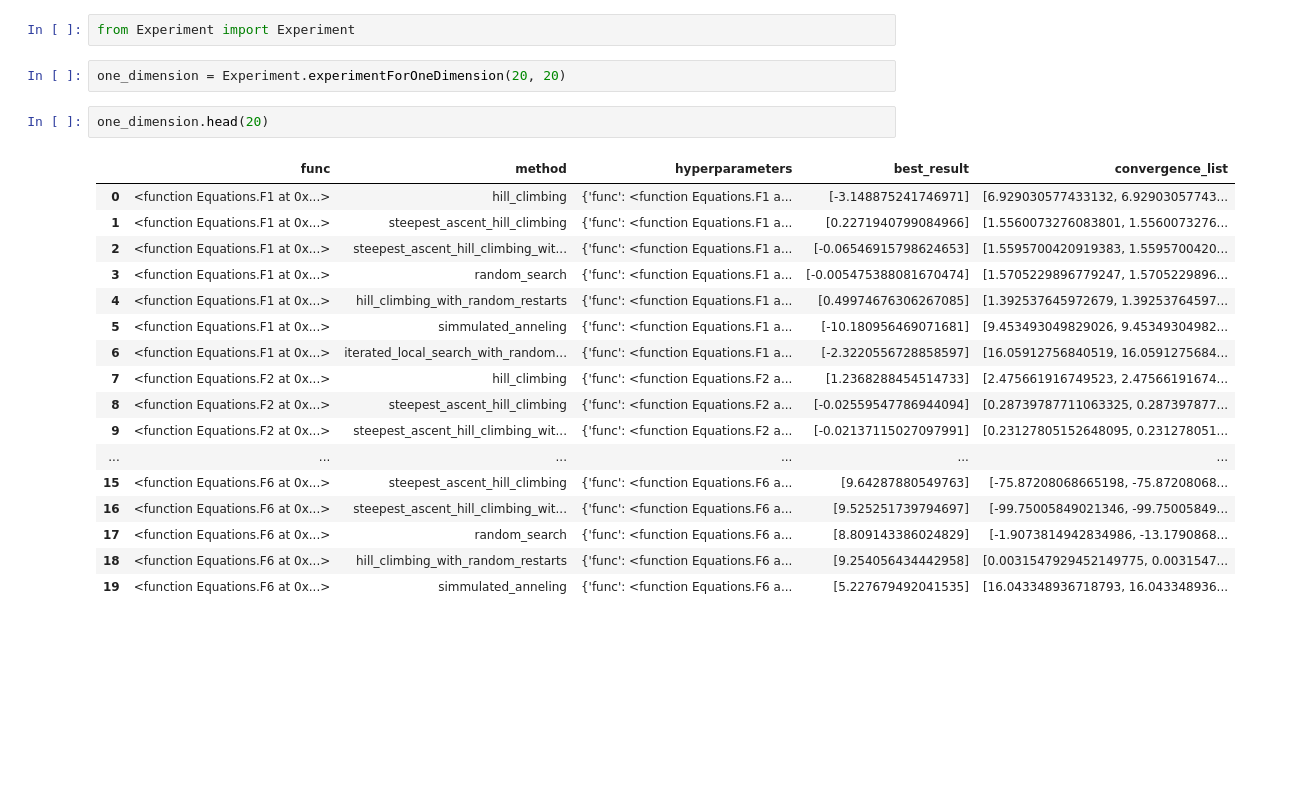
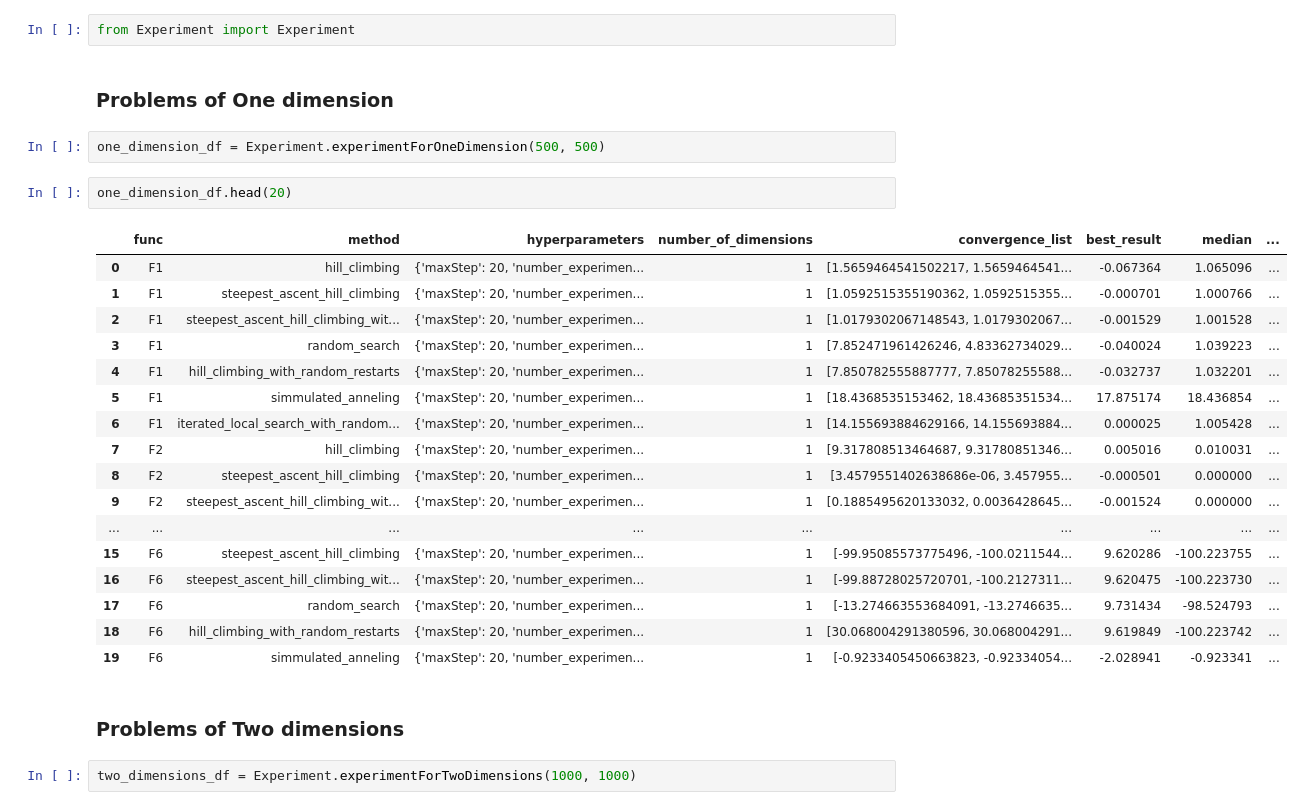
Before and after one commit to lemurianredmage/maestria-sandbox, a Jupyter notebook: Semestre-02/computo_evolutivo/evolutive-computer-algorithms/src/metaheuristics_methods_evaluation.ipynb, the cells around one changed output. Saved outputs shown, nothing was run; the diff lists cells and outputs as text; blank space fills up the shorter version.

Commit message:
Add logic to generate stats for all groups of problems

```diff
--- a/Semestre-02/computo_evolutivo/evolutive-computer-algorithms/src/metaheuristics_methods_evaluation.ipynb
+++ b/Semestre-02/computo_evolutivo/evolutive-computer-algorithms/src/metaheuristics_methods_evaluation.ipynb
@@ -4,25 +4,31 @@
 ## Import libraries
 # %%
 from Experiment import Experiment
-# %%
-one_dimension = Experiment.experimentForOneDimension(20, 20)
+# %% [markdown]
+### Problems of One dimension
+# %%
+one_dimension_df = Experiment.experimentForOneDimension(500, 500)
 # %%
-one_dimension.head(20)
+one_dimension_df.head(20)
 # %% [output]
-|  | func | method | hyperparameters | best_result | convergence_list |
-| 0 | <function Equations.F1 at 0x...> | hill_climbing | {'func': <function Equations.F1 a... | [-3.148875241746971] | [6.929030577433132, 6.92903057743... |
-| 1 | <function Equations.F1 at 0x...> | steepest_ascent_hill_climbing | {'func': <function Equations.F1 a... | [0.2271940799084966] | [1.5560073276083801, 1.5560073276... |
-| 2 | <function Equations.F1 at 0x...> | steepest_ascent_hill_climbing_wit... | {'func': <function Equations.F1 a... | [-0.06546915798624653] | [1.5595700420919383, 1.5595700420... |
-| 3 | <function Equations.F1 at 0x...> | random_search | {'func': <function Equations.F1 a... | [-0.005475388081670474] | [1.5705229896779247, 1.5705229896... |
-| 4 | <function Equations.F1 at 0x...> | hill_climbing_with_random_restarts | {'func': <function Equations.F1 a... | [0.49974676306267085] | [1.392537645972679, 1.39253764597... |
-| 5 | <function Equations.F1 at 0x...> | simmulated_anneling | {'func': <function Equations.F1 a... | [-10.180956469071681] | [9.453493049829026, 9.45349304982... |
-| 6 | <function Equations.F1 at 0x...> | iterated_local_search_with_random... | {'func': <function Equations.F1 a... | [-2.3220556728858597] | [16.05912756840519, 16.0591275684... |
-| 7 | <function Equations.F2 at 0x...> | hill_climbing | {'func': <function Equations.F2 a... | [1.2368288454514733] | [2.475661916749523, 2.47566191674... |
-| 8 | <function Equations.F2 at 0x...> | steepest_ascent_hill_climbing | {'func': <function Equations.F2 a... | [-0.02559547786944094] | [0.28739787711063325, 0.287397877... |
-| 9 | <function Equations.F2 at 0x...> | steepest_ascent_hill_climbing_wit... | {'func': <function Equations.F2 a... | [-0.02137115027097991] | [0.23127805152648095, 0.231278051... |
-| ... | ... | ... | ... | ... | ... |
-| 15 | <function Equations.F6 at 0x...> | steepest_ascent_hill_climbing | {'func': <function Equations.F6 a... | [9.64287880549763] | [-75.87208068665198, -75.87208068... |
-| 16 | <function Equations.F6 at 0x...> | steepest_ascent_hill_climbing_wit... | {'func': <function Equations.F6 a... | [9.525251739794697] | [-99.75005849021346, -99.75005849... |
-| 17 | <function Equations.F6 at 0x...> | random_search | {'func': <function Equations.F6 a... | [8.809143386024829] | [-1.9073814942834986, -13.1790868... |
-| 18 | <function Equations.F6 at 0x...> | hill_climbing_with_random_restarts | {'func': <function Equations.F6 a... | [9.254056434442958] | [0.0031547929452149775, 0.0031547... |
-| 19 | <function Equations.F6 at 0x...> | simmulated_anneling | {'func': <function Equations.F6 a... | [5.227679492041535] | [16.043348936718793, 16.043348936... |
+|  | func | method | hyperparameters | number_of_dimensions | convergence_list | best_result | median | ... |
+| 0 | F1 | hill_climbing | {'maxStep': 20, 'number_experimen... | 1 | [1.5659464541502217, 1.5659464541... | -0.067364 | 1.065096 | ... |
+| 1 | F1 | steepest_ascent_hill_climbing | {'maxStep': 20, 'number_experimen... | 1 | [1.0592515355190362, 1.0592515355... | -0.000701 | 1.000766 | ... |
+| 2 | F1 | steepest_ascent_hill_climbing_wit... | {'maxStep': 20, 'number_experimen... | 1 | [1.0179302067148543, 1.0179302067... | -0.001529 | 1.001528 | ... |
+| 3 | F1 | random_search | {'maxStep': 20, 'number_experimen... | 1 | [7.852471961426246, 4.83362734029... | -0.040024 | 1.039223 | ... |
+| 4 | F1 | hill_climbing_with_random_restarts | {'maxStep': 20, 'number_experimen... | 1 | [7.850782555887777, 7.85078255588... | -0.032737 | 1.032201 | ... |
+| 5 | F1 | simmulated_anneling | {'maxStep': 20, 'number_experimen... | 1 | [18.4368535153462, 18.43685351534... | 17.875174 | 18.436854 | ... |
+| 6 | F1 | iterated_local_search_with_random... | {'maxStep': 20, 'number_experimen... | 1 | [14.155693884629166, 14.155693884... | 0.000025 | 1.005428 | ... |
+| 7 | F2 | hill_climbing | {'maxStep': 20, 'number_experimen... | 1 | [9.317808513464687, 9.31780851346... | 0.005016 | 0.010031 | ... |
+| 8 | F2 | steepest_ascent_hill_climbing | {'maxStep': 20, 'number_experimen... | 1 | [3.4579551402638686e-06, 3.457955... | -0.000501 | 0.000000 | ... |
+| 9 | F2 | steepest_ascent_hill_climbing_wit... | {'maxStep': 20, 'number_experimen... | 1 | [0.1885495620133032, 0.0036428645... | -0.001524 | 0.000000 | ... |
+| ... | ... | ... | ... | ... | ... | ... | ... | ... |
+| 15 | F6 | steepest_ascent_hill_climbing | {'maxStep': 20, 'number_experimen... | 1 | [-99.95085573775496, -100.0211544... | 9.620286 | -100.223755 | ... |
+| 16 | F6 | steepest_ascent_hill_climbing_wit... | {'maxStep': 20, 'number_experimen... | 1 | [-99.88728025720701, -100.2127311... | 9.620475 | -100.223730 | ... |
+| 17 | F6 | random_search | {'maxStep': 20, 'number_experimen... | 1 | [-13.274663553684091, -13.2746635... | 9.731434 | -98.524793 | ... |
+| 18 | F6 | hill_climbing_with_random_restarts | {'maxStep': 20, 'number_experimen... | 1 | [30.068004291380596, 30.068004291... | 9.619849 | -100.223742 | ... |
+| 19 | F6 | simmulated_anneling | {'maxStep': 20, 'number_experimen... | 1 | [-0.9233405450663823, -0.92334054... | -2.028941 | -0.923341 | ... |
+# %% [markdown]
+### Problems of Two dimensions
+# %%
+two_dimensions_df = Experiment.experimentForTwoDimensions(1000, 1000)
```
Also changed, not shown: parts of 5 cells of this notebook, 4 other files.
